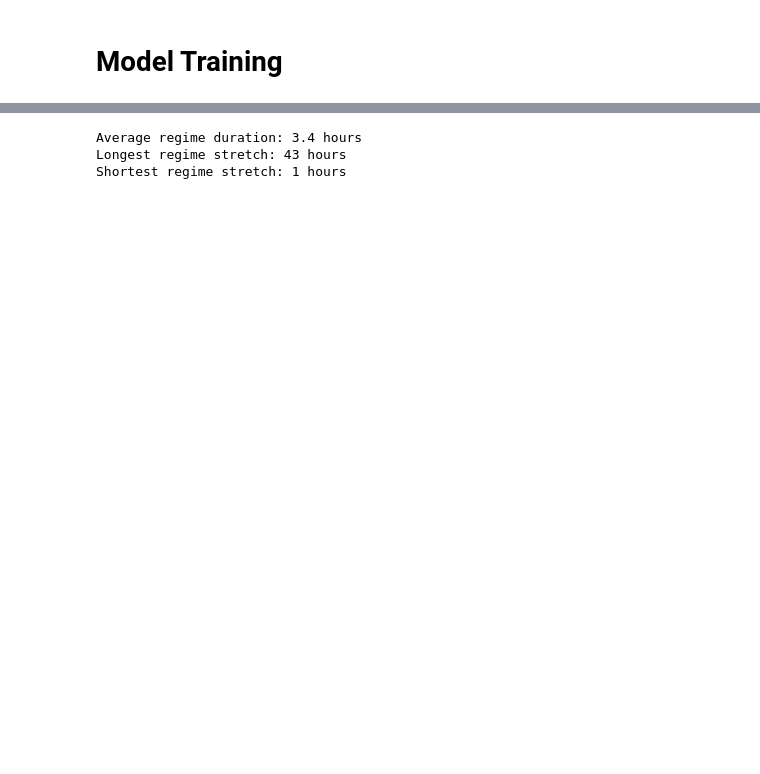
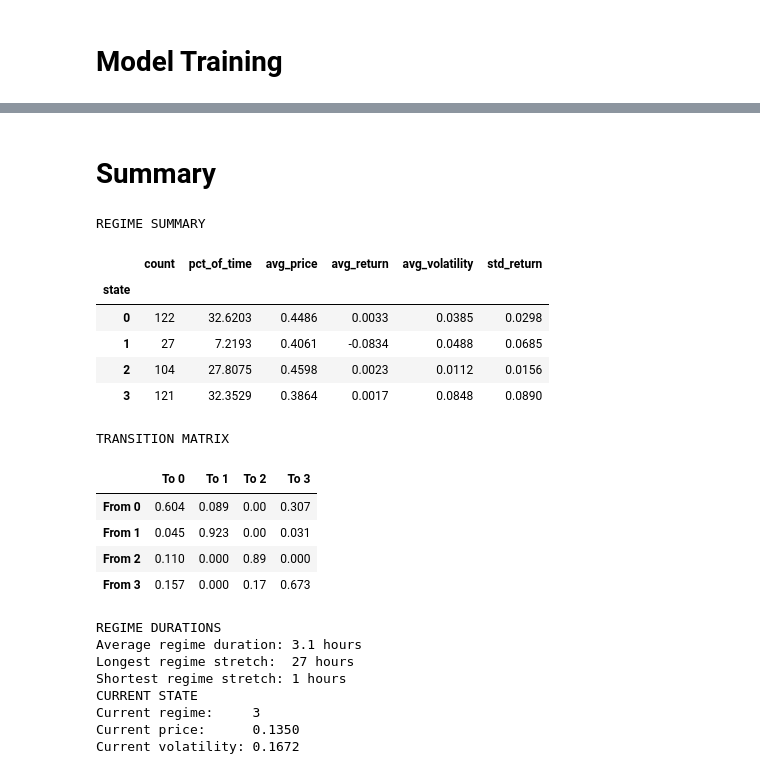
Before and after one commit to harryhodgins/polymarket-trader, a Jupyter notebook: roughwork.ipynb, the cells around one changed output, grey strips where cells are left out. Cells and saved outputs as stored; diff of their text form; code cells hidden in the pictures; blank space fills up the shorter version.

```diff
--- a/roughwork.ipynb
+++ b/roughwork.ipynb
@@ -118,11 +117,60 @@ pd.DataFrame(
-# %%
-state_changes = df["state"] != df["state"].shift(1)
-regime_lengths = state_changes.cumsum().value_counts().sort_index()
-
-print(f"Average regime duration: {regime_lengths.mean():.1f} hours")
-print(f"Longest regime stretch: {regime_lengths.max()} hours")
-print(f"Shortest regime stretch: {regime_lengths.min()} hours")
-# %% [output]
-Average regime duration: 3.4 hours
-Longest regime stretch: 43 hours
-Shortest regime stretch: 1 hours
+# %% [markdown]
+# Summary
+# %%
+print("REGIME SUMMARY")
+summary = (
+    df.groupby("state")
+    .agg(
+        count=("price", "size"),
+        pct_of_time=("price", lambda x: len(x) / len(df) * 100),
+        avg_price=("price", "mean"),
+        avg_return=("log_return", "mean"),
+        avg_volatility=("volatility_24h", "mean"),
+        std_return=("log_return", "std"),
+    )
+    .round(4)
+)
+display(summary)
+
+print("TRANSITION MATRIX")
+trans = pd.DataFrame(
+    model.transmat_,
+    index=[f"From {i}" for i in range(n_components)],
+    columns=[f"To {i}" for i in range(n_components)],
+).round(3)
+display(trans)
+
+print("REGIME DURATIONS")
+state_changes = df["state"] != df["state"].shift(1)
+regime_lengths = state_changes.cumsum().value_counts().sort_index()
+print(f"Average regime duration: {regime_lengths.mean():.1f} hours")
+print(f"Longest regime stretch:  {regime_lengths.max()} hours")
+print(f"Shortest regime stretch: {regime_lengths.min()} hours")
+
+print("CURRENT STATE")
+current_state = df["state"].iloc[-1]
+print(f"Current regime:     {current_state}")
+print(f"Current price:      {df['price'].iloc[-1]:.4f}")
+print(f"Current volatility: {df['volatility_24h'].iloc[-1]:.4f}")
+# %% [output]
+REGIME SUMMARY
+|  | count | pct_of_time | avg_price | avg_return | avg_volatility | std_return |
+| state |  |  |  |  |  |  |
+| 0 | 122 | 32.6203 | 0.4486 | 0.0033 | 0.0385 | 0.0298 |
+| 1 | 27 | 7.2193 | 0.4061 | -0.0834 | 0.0488 | 0.0685 |
+| 2 | 104 | 27.8075 | 0.4598 | 0.0023 | 0.0112 | 0.0156 |
+| 3 | 121 | 32.3529 | 0.3864 | 0.0017 | 0.0848 | 0.0890 |
+TRANSITION MATRIX
+|  | To 0 | To 1 | To 2 | To 3 |
+| From 0 | 0.604 | 0.089 | 0.00 | 0.307 |
+| From 1 | 0.045 | 0.923 | 0.00 | 0.031 |
+| From 2 | 0.110 | 0.000 | 0.89 | 0.000 |
+| From 3 | 0.157 | 0.000 | 0.17 | 0.673 |
+REGIME DURATIONS
+Average regime duration: 3.1 hours
+Longest regime stretch:  27 hours
+Shortest regime stretch: 1 hours
+CURRENT STATE
+Current regime:     3
+Current price:      0.1350
+Current volatility: 0.1672
```
Also changed, not shown: parts of 7 cells of this notebook, 7 other files.
